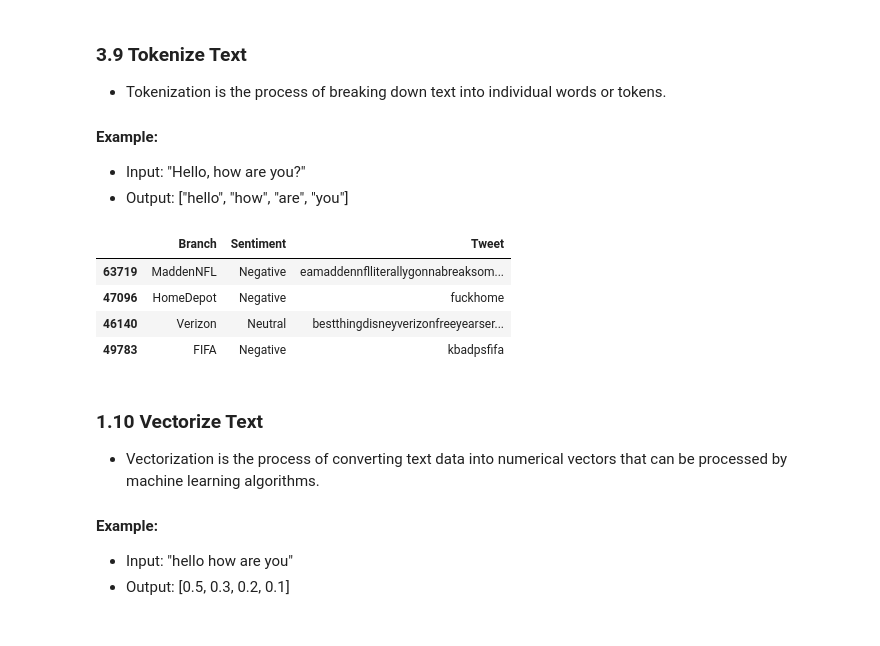
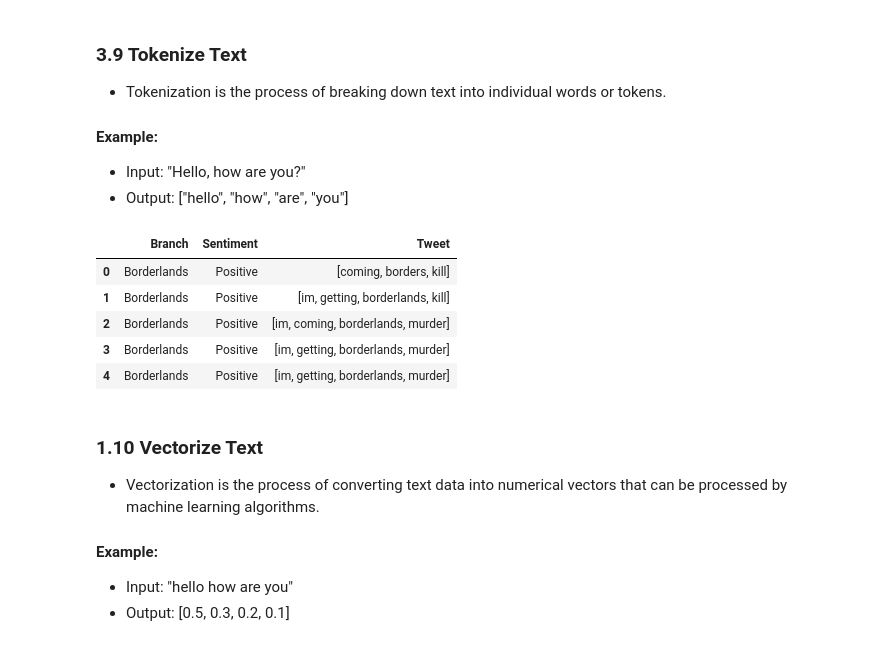
Before and after one commit to ClintonBeyene/PRODIGY_DS_04, a Jupyter notebook: notebooks/01-Exploratory-Data-Analysis.ipynb, the cells around one changed output. Cells and saved outputs as stored; diff of their text form; code cells hidden in the pictures.

```diff
--- a/notebooks/01-Exploratory-Data-Analysis.ipynb
+++ b/notebooks/01-Exploratory-Data-Analysis.ipynb
@@ -304,16 +304,16 @@ df['Tweet'] = df['Tweet'].apply(lambda x: remove_stopwords(x, set(nltk.corpus.st
 # %%
 df['Tweet'] = df['Tweet'].apply(tokenize_text)
 # %%
-
-df['Tweet'] = df['Tweet'].apply(lambda x: ' '.join(x))
+# df['Tweet'] = df['Tweet'].apply(lambda x: ' '.join(x))
-# %%
-df.sample(4)
-# %% [output]
-|  | Branch | Sentiment | Tweet |
-| 63719 | MaddenNFL | Negative | eamaddennflliterallygonnabreaksom... |
-| 47096 | HomeDepot | Negative | fuckhome |
-| 46140 | Verizon | Neutral | bestthingdisneyverizonfreeyearser... |
-| 49783 | FIFA | Negative | kbadpsfifa |
+# %%
+df.head()
+# %% [output]
+|  | Branch | Sentiment | Tweet |
+| 0 | Borderlands | Positive | [coming, borders, kill] |
+| 1 | Borderlands | Positive | [im, getting, borderlands, kill] |
+| 2 | Borderlands | Positive | [im, coming, borderlands, murder] |
+| 3 | Borderlands | Positive | [im, getting, borderlands, murder] |
+| 4 | Borderlands | Positive | [im, getting, borderlands, murder] |
 # %% [markdown]
 ### 1.10 Vectorize Text
 * Vectorization is the process of converting text data into numerical vectors that can be processed by machine learning algorithms.
```
Also changed, not shown: parts of 3 cells of this notebook.
